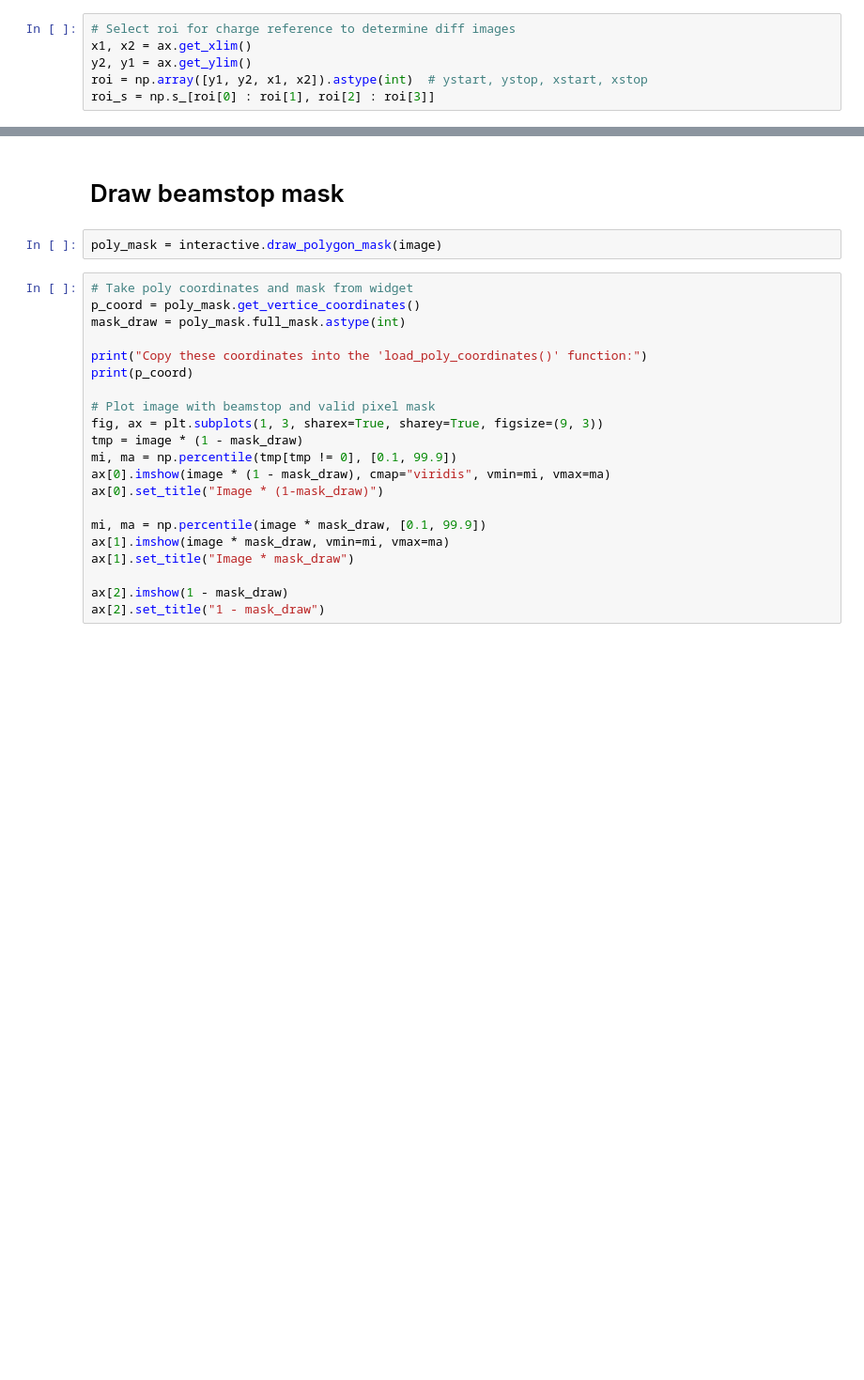
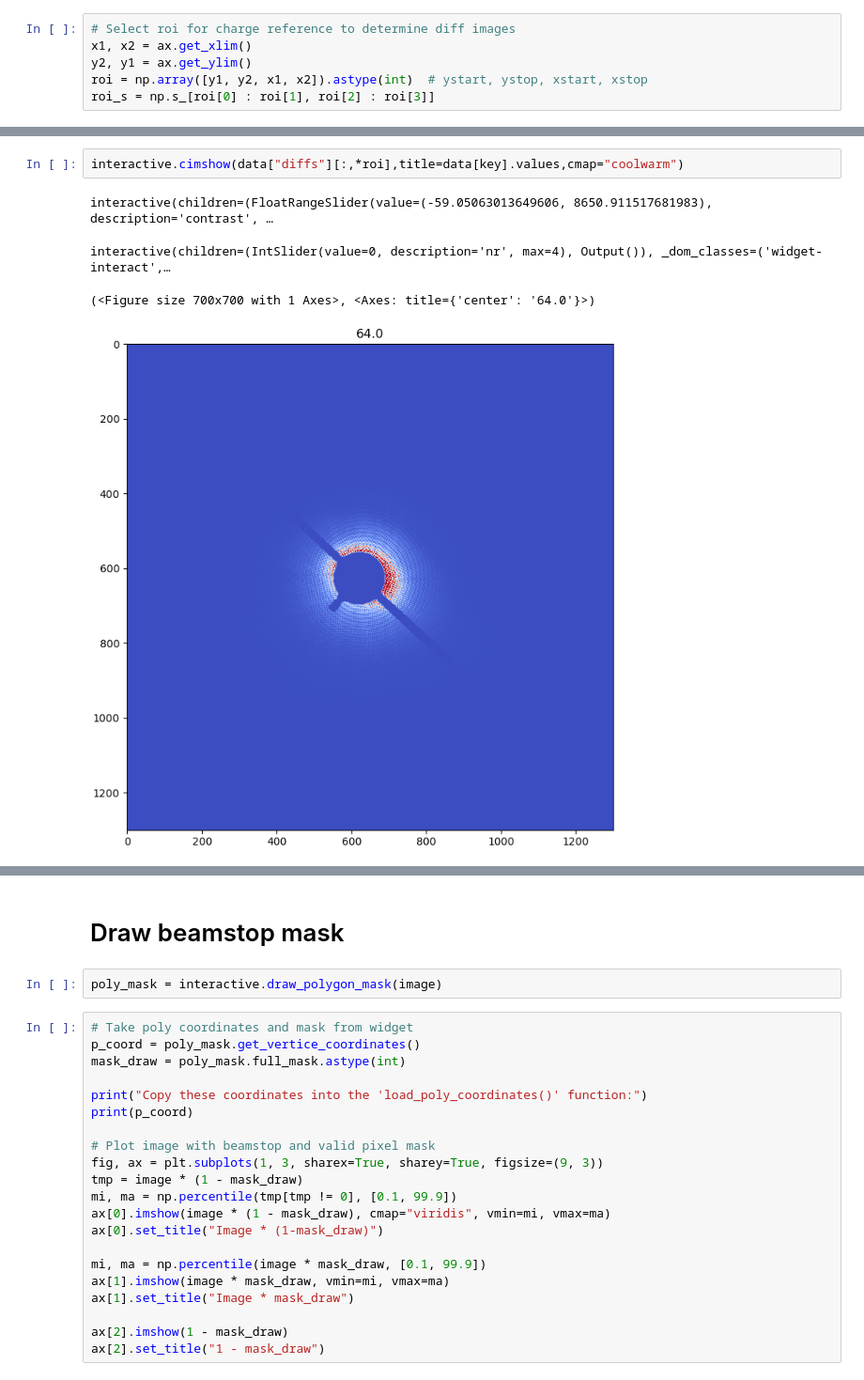
Before and after one commit to riccbatt/FTH-Phase-Retrieval-2609-SOLEIL-SEXTANTS, a Jupyter notebook: SAXS_Basic.ipynb, the cells around one changed output, grey strips where cells are left out. Shown at 94% size. Saved outputs shown, nothing was run; the diff lists cells and outputs as text; blank space fills up the shorter version.

```diff
--- a/SAXS_Basic.ipynb
+++ b/SAXS_Basic.ipynb
@@ -517,2 +561,9 @@ print("Done!")
+# %%
+interactive.cimshow(data["diffs"][:,*roi],title=data[key].values,cmap="coolwarm")
+# %% [output]
+interactive(children=(FloatRangeSlider(value=(-59.05063013649606, 8650.911517681983), description='contrast', …
+interactive(children=(IntSlider(value=0, description='nr', max=4), Output()), _dom_classes=('widget-interact',…
+(<Figure size 700x700 with 1 Axes>, <Axes: title={'center': '64.0'}>)
+[figure, added]
 # %%
 cimshow(data["diffs"][:,*roi],cmap="coolwarm")
```
Also changed, not shown: parts of 10 cells of this notebook, 2 other files.
